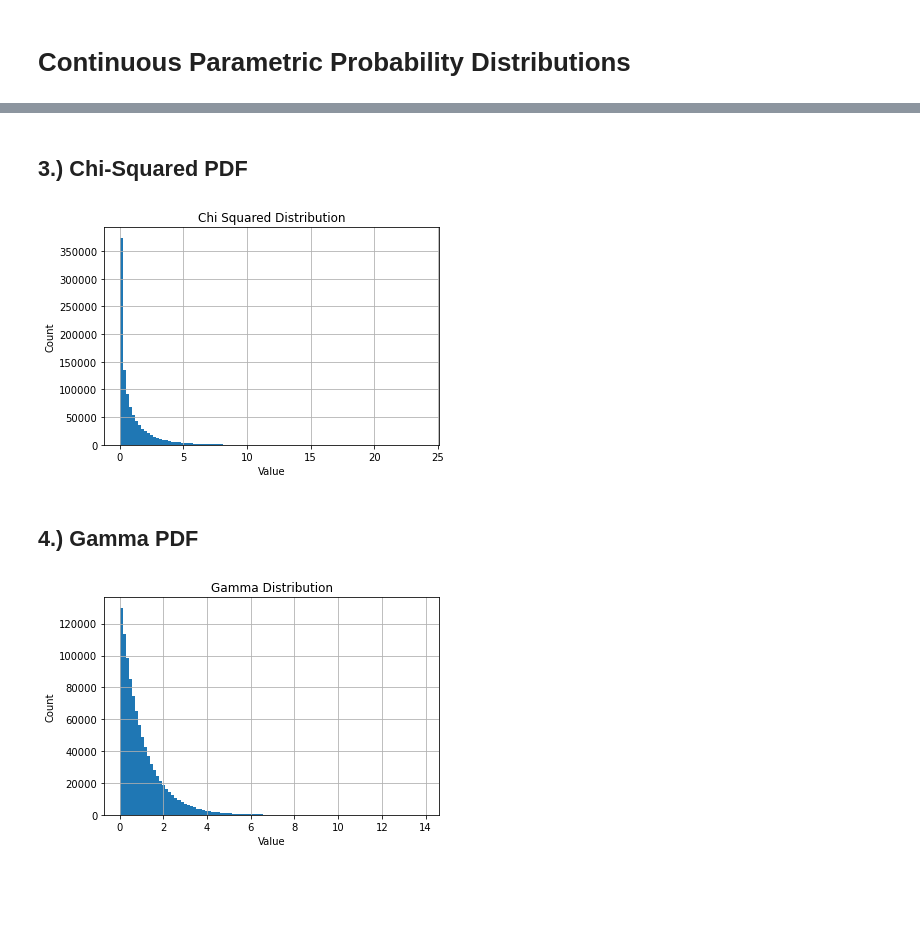
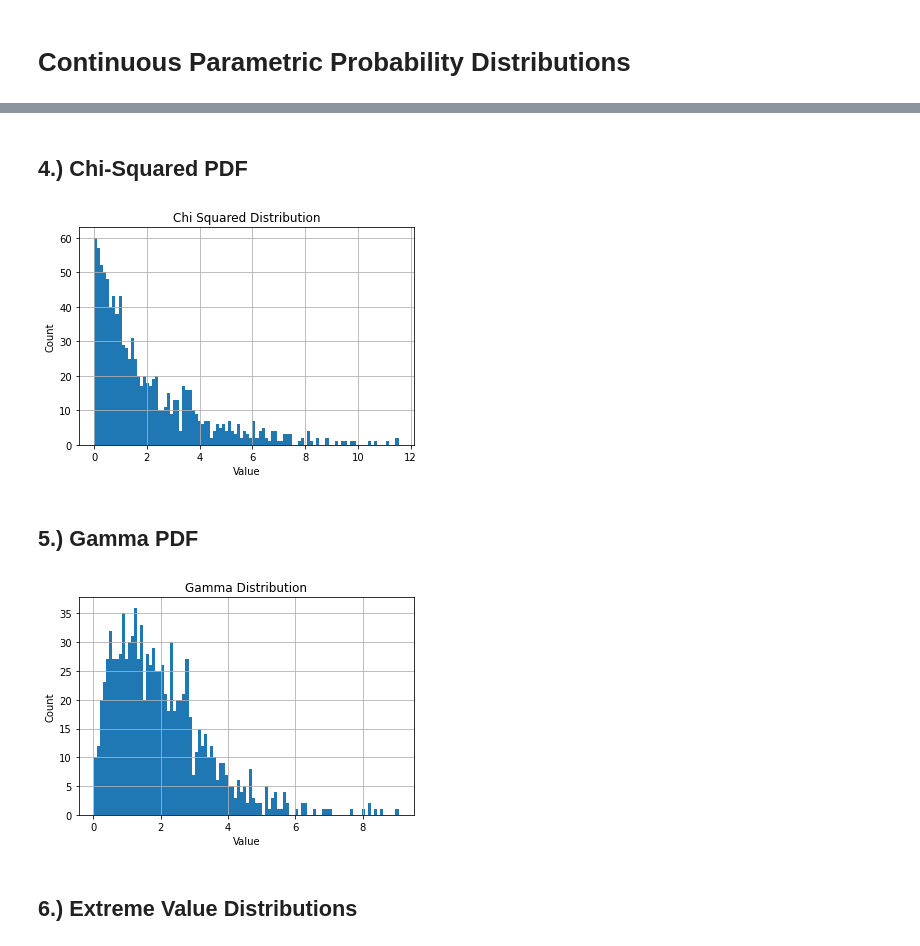
Before and after one commit to wblumberg/ESCI446, a Jupyter notebook: Parametric_Distributions/Continuous_Distributions.ipynb, the cells around one changed output, grey strips where cells are left out. Drawn from its saved outputs; the diff is of its cells as text; code cells hidden in the pictures; blank space fills up the shorter version.

Commit message:
Updated ESCI446 for Parameteric Distributions

```diff
--- a/Parametric_Distributions/Continuous_Distributions.ipynb
+++ b/Parametric_Distributions/Continuous_Distributions.ipynb
@@ -67,24 +126,23 @@ plt.show()
 # %% [markdown]
-## 3.) Chi-Squared PDF
+## 4.) Chi-Squared PDF
 # %%
-degrees_of_freedom = 1
-df = stats.chi2.rvs(degrees_of_freedom, size=1000000)
+degrees_of_freedom = 2
+df = stats.chi2.rvs(degrees_of_freedom, size=1000)
 chi2_dist = pd.DataFrame(df)
 
 plt.title("Chi Squared Distribution")
 plt.hist(chi2_dist, 100)
-#plt.yscale('log')
 plt.grid()
 plt.ylabel("Count")
 plt.xlabel("Value")
 plt.show()
 # %% [output]
-[figure, old version]
+[figure, new version]
 # %% [markdown]
-## 4.) Gamma PDF
+## 5.) Gamma PDF
 # %%
-degrees_of_freedom = 1
-df = stats.gamma.rvs(degrees_of_freedom, size=1000000)
+degrees_of_freedom = 2
+df = stats.gamma.rvs(degrees_of_freedom, size=1000)
 gamma_dist = pd.DataFrame(df)
 
 plt.title("Gamma Distribution")
@@ -95,4 +153,6 @@ plt.ylabel("Count")
 plt.xlabel("Value")
 plt.show()
 # %% [output]
-[figure, old version]
+[figure, new version]
+# %% [markdown]
+## 6.) Extreme Value Distributions
```
Also changed, not shown: parts of 23 cells of this notebook, 3 other files.
